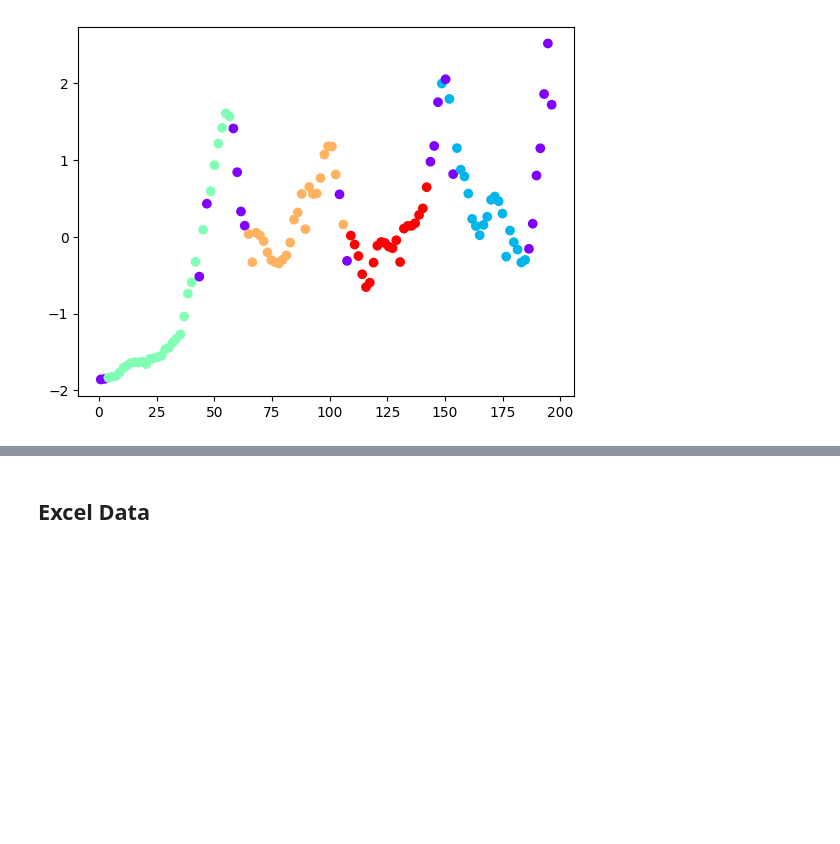
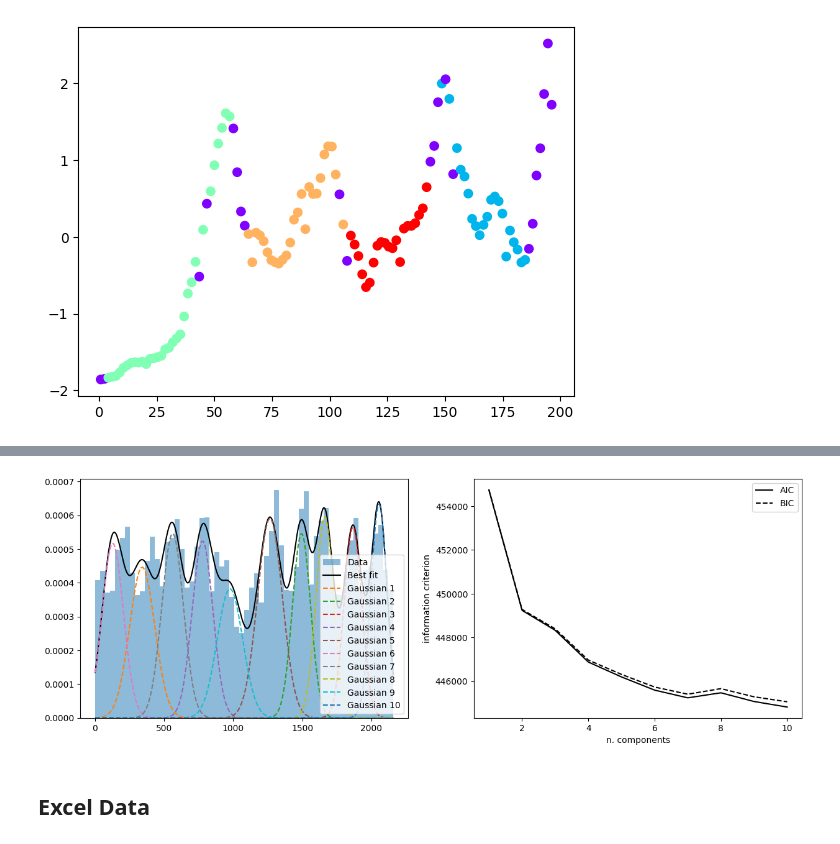
Before and after one commit to hakanotal/distributed-network-load-generator, a Jupyter notebook: notebooks/clustering.ipynb, the cells around one changed output, grey strips where cells are left out. Drawn from its saved outputs; the diff is of its cells as text; code cells hidden in the pictures; blank space fills up the shorter version.

```diff
--- a/notebooks/clustering.ipynb
+++ b/notebooks/clustering.ipynb
@@ -146,3 +183,7 @@ plot_clusters(h, 6, 4, 'leaf')
+# %%
+plot_GMM(h, 10)
+# %% [output]
+[figure, added]
 # %% [markdown]
 ## Excel Data
 # %% [markdown]
```
Also changed, not shown: parts of 5 cells of this notebook, 4 other files.
